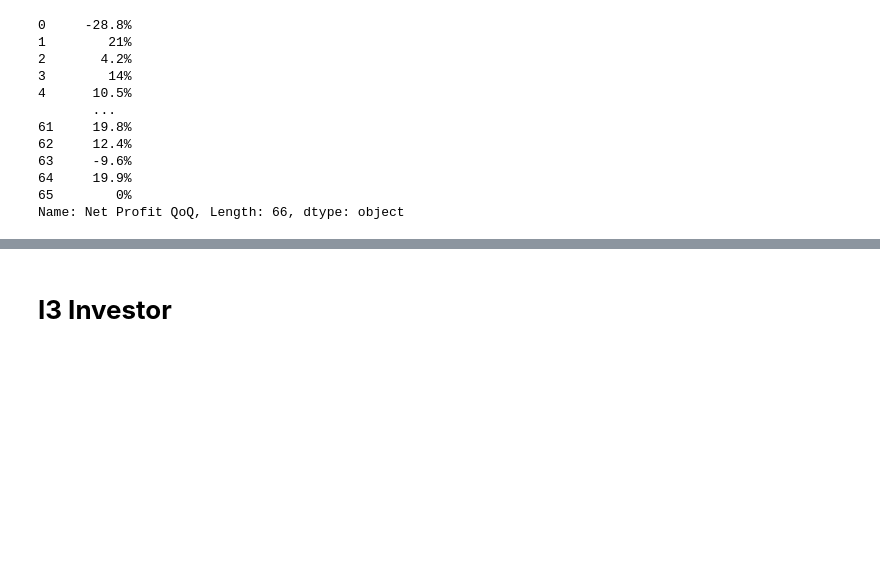
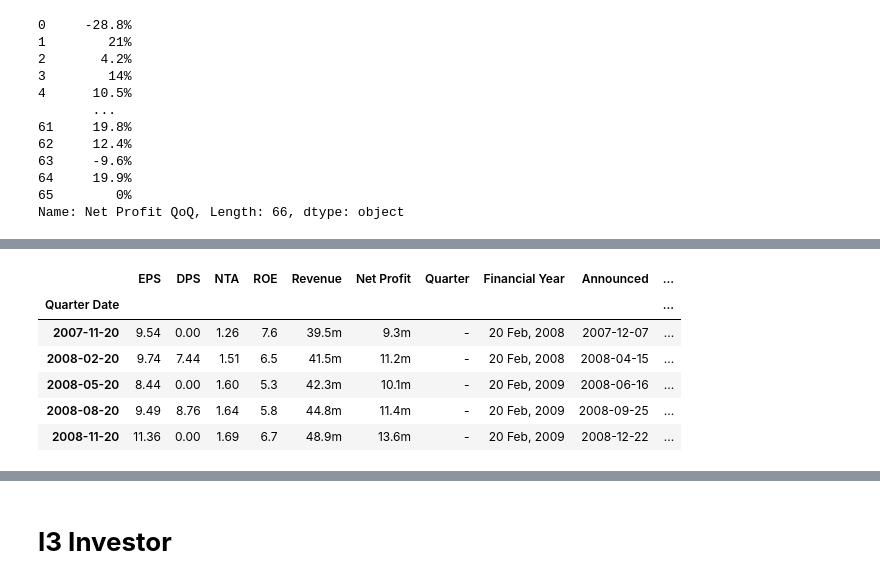
Before and after one commit to yeesem/Web-Scraping, a Jupyter notebook: Web_Scraping_KLSE_SCREENER.ipynb, the cells around one changed output, grey strips where cells are left out. Saved outputs shown, nothing was run; the diff lists cells and outputs as text; code cells hidden in the pictures; blank space fills up the shorter version.

```diff
--- a/Web_Scraping_KLSE_SCREENER.ipynb
+++ b/Web_Scraping_KLSE_SCREENER.ipynb
@@ -1301,0 +1353,12 @@ Name: Net Profit QoQ, Length: 66, dtype: object
+# %%
+quarter_result_table.sort_index(ascending = True,inplace = True)
+
+quarter_result_table.head()
+# %% [output]
+|  | EPS | DPS | NTA | ROE | Revenue | Net Profit | Quarter | Financial Year | Announced | ... |
+| Quarter Date |  |  |  |  |  |  |  |  |  | ... |
+| 2007-11-20 | 9.54 | 0.00 | 1.26 | 7.6 | 39.5m | 9.3m | - | 20 Feb, 2008 | 2007-12-07 | ... |
+| 2008-02-20 | 9.74 | 7.44 | 1.51 | 6.5 | 41.5m | 11.2m | - | 20 Feb, 2008 | 2008-04-15 | ... |
+| 2008-05-20 | 8.44 | 0.00 | 1.60 | 5.3 | 42.3m | 10.1m | - | 20 Feb, 2009 | 2008-06-16 | ... |
+| 2008-08-20 | 9.49 | 8.76 | 1.64 | 5.8 | 44.8m | 11.4m | - | 20 Feb, 2009 | 2008-09-25 | ... |
+| 2008-11-20 | 11.36 | 0.00 | 1.69 | 6.7 | 48.9m | 13.6m | - | 20 Feb, 2009 | 2008-12-22 | ... |
```
Also changed, not shown: parts of 15 cells of this notebook.
